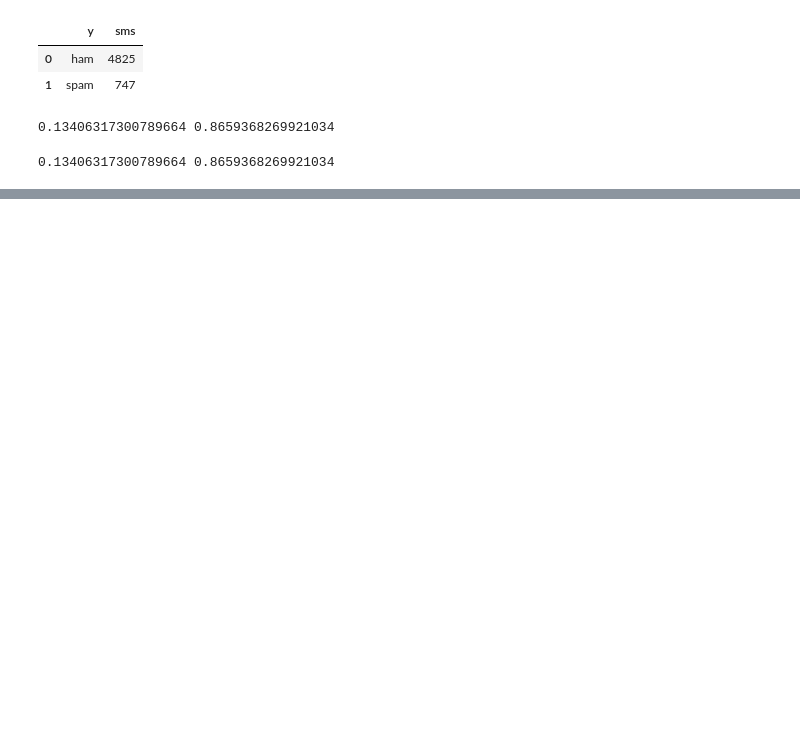
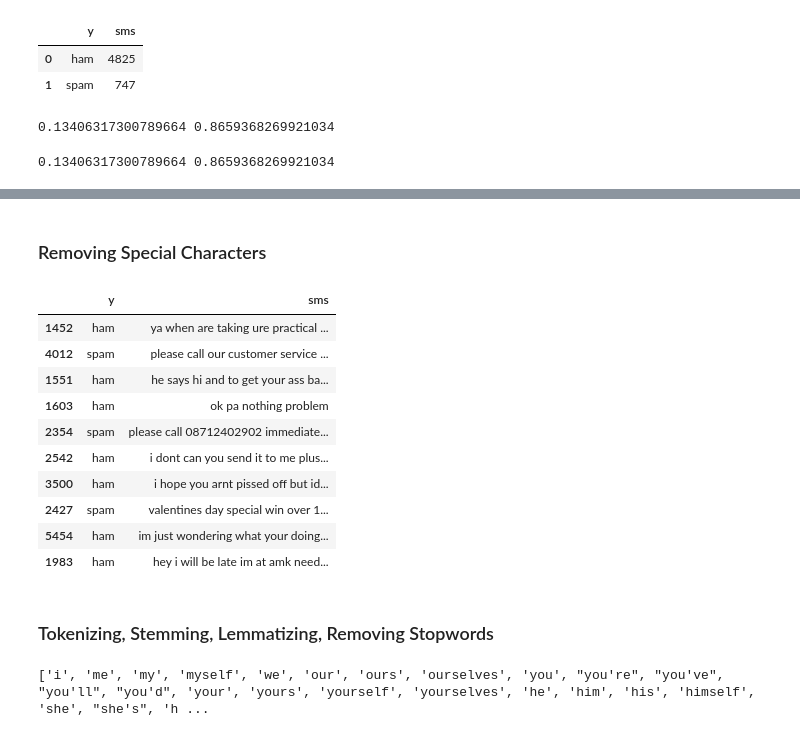
Before and after one commit to kavehbc/machine-learning-2, a Jupyter notebook: notebooks/23-naive-bayes-spam.ipynb, the cells around one changed output, grey strips where cells are left out. Drawn from its saved outputs; the diff is of its cells as text; code cells hidden in the pictures; blank space fills up the shorter version.

```diff
--- a/notebooks/23-naive-bayes-spam.ipynb
+++ b/notebooks/23-naive-bayes-spam.ipynb
@@ -57,0 +66,19 @@ Name: sms, Length: 15691, dtype: object
+# %% [markdown]
+### Removing Special Characters
+# %%
+df["sms"] = df["sms"].str.replace("[^a-z 0-9]+", "", regex=True)
+df.sample(10)
+# %% [output]
+|  | y | sms |
+| 1452 | ham | ya when are taking ure practical ... |
+| 4012 | spam | please call our customer service ... |
+| 1551 | ham | he says hi and to get your ass ba... |
+| 1603 | ham | ok pa nothing problem |
+| 2354 | spam | please call 08712402902 immediate... |
+| 2542 | ham | i dont can you send it to me plus... |
+| 3500 | ham | i hope you arnt pissed off but id... |
+| 2427 | spam | valentines day special win over 1... |
+| 5454 | ham | im just wondering what your doing... |
+| 1983 | ham | hey i will be late im at amk need... |
+# %% [markdown]
+### Tokenizing, Stemming, Lemmatizing, Removing Stopwords
@@ -57,0 +89,5 @@ Name: sms, Length: 15691, dtype: object
+# %%
+stops = stopwords.words('english')
+print(stops)
+# %% [output]
+['i', 'me', 'my', 'myself', 'we', 'our', 'ours', 'ourselves', 'you', "you're", "you've", "you'll", "you'd", 'your', 'yours', 'yourself', 'yourselves', 'he', 'him', 'his', 'himself', 'she', "she's", 'h ...
```
Also changed, not shown: parts of 32 cells of this notebook, 1 other file.
